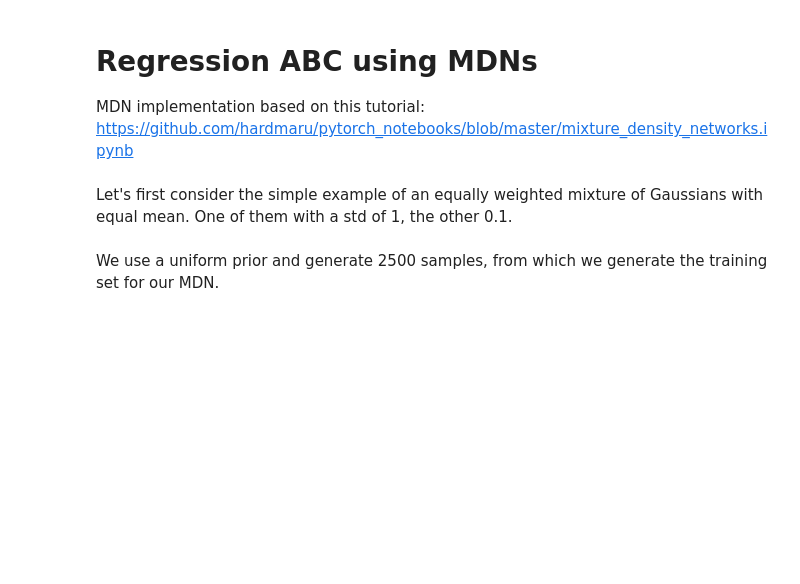
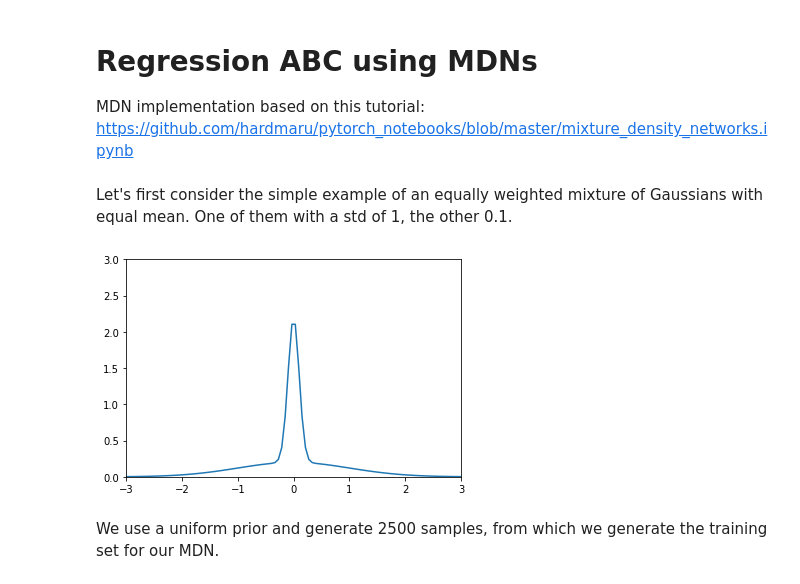
Before and after one commit to diadochos/acm2017_abc, a Jupyter notebook: notebooks/RegressionABC.ipynb, the cells around one changed output. Saved outputs shown, nothing was run; the diff lists cells and outputs as text; code cells hidden in the pictures; blank space fills up the shorter version.

```diff
--- a/notebooks/RegressionABC.ipynb
+++ b/notebooks/RegressionABC.ipynb
@@ -17,6 +17,18 @@ def simulator(mu):
         return np.random.normal(mu,1)
     else:
         return np.random.normal(mu,0.1)
+
+def posterior(mu):
+    return 0.5 * ss.norm.pdf(mu, 0, 1) + 0.5 * ss.norm.pdf(mu, 0, 0.1)
+# %%
+xx = np.linspace(-3,3,100)
+plt.figure()
+plt.plot(xx, posterior(xx))
+plt.xlim((-3,3))
+plt.ylim((0,3))
+plt.show()
+# %% [output]
+[figure, added]
 # %%
 x_obs = 0.0
 # %% [markdown]
```
Also changed, not shown: parts of 5 cells of this notebook.
